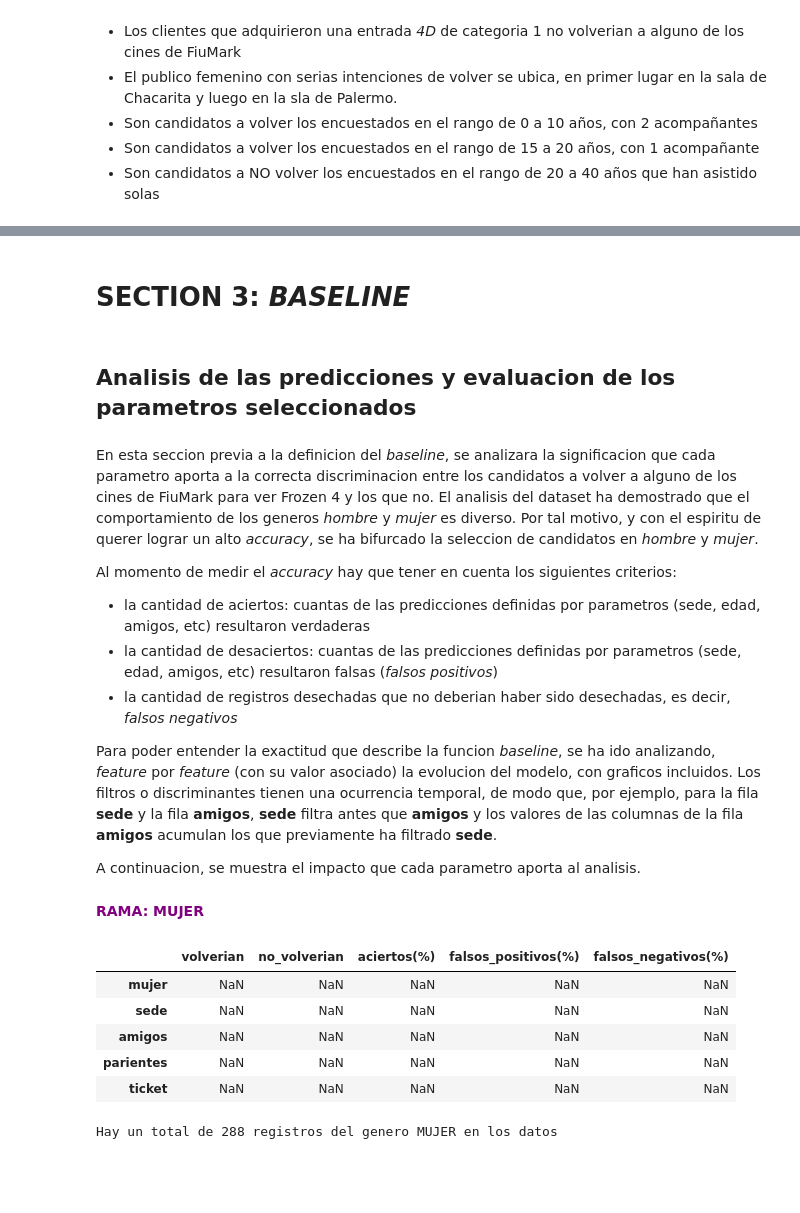
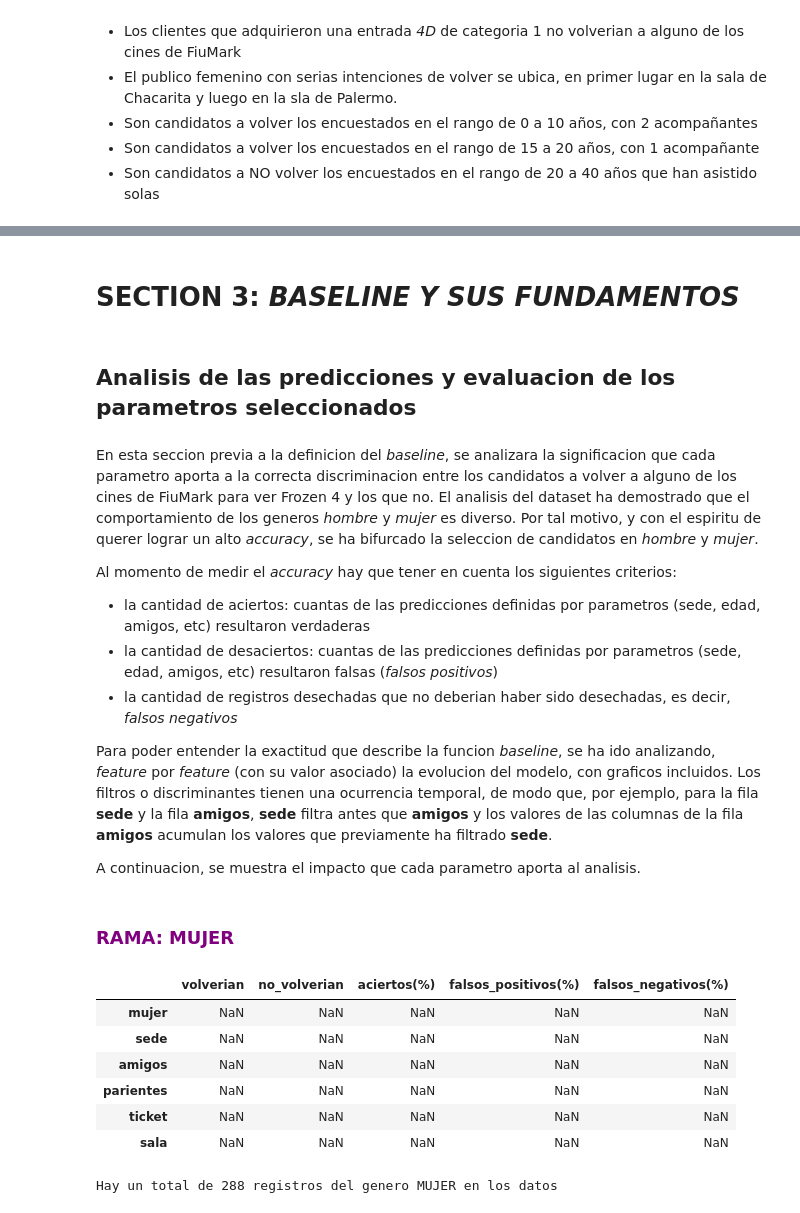
Before and after one commit to lionelguglielmone/OrgaDeCompusTP, a Jupyter notebook: tp1_main.ipynb, the cells around one changed output, grey strips where cells are left out. Cells and saved outputs as stored; diff of their text form; code cells hidden in the pictures; blank space fills up the shorter version.

```diff
--- a/tp1_main.ipynb
+++ b/tp1_main.ipynb
@@ -1645,4 +1629,4 @@ train_df_features
 | 800 | 384 | 4d | Señor Isidoro Sebastian | 385 | hombre | NaN | 0 | 0 | 56;449 | ... |
 801 rows × 12 columns
 # %% [markdown]
-# SECTION 3: *BASELINE*
+# SECTION 3: *BASELINE Y SUS FUNDAMENTOS*
@@ -1665,25 +1640,26 @@ Al momento de medir el *accuracy* hay que tener en cuenta los siguientes criteri
 - la cantidad de desaciertos: cuantas de las predicciones definidas por parametros (sede, edad, amigos, etc) resultaron falsas (*falsos positivos*)
 - la cantidad de registros desechadas que no deberian haber sido desechadas, es decir, *falsos negativos*
 
-Para poder entender la exactitud que describe la funcion *baseline*, se ha ido analizando, *feature* por *feature* (con su valor asociado) la evolucion del modelo, con graficos incluidos. Los filtros o discriminantes tienen una ocurrencia temporal, de modo que, por ejemplo, para la fila **sede** y la fila **amigos**, **sede** filtra antes que **amigos** y los valores de las columnas de la fila **amigos** acumulan los que previamente ha filtrado **sede**.
+Para poder entender la exactitud que describe la funcion *baseline*, se ha ido analizando, *feature* por *feature* (con su valor asociado) la evolucion del modelo, con graficos incluidos. Los filtros o discriminantes tienen una ocurrencia temporal, de modo que, por ejemplo, para la fila **sede** y la fila **amigos**, **sede** filtra antes que **amigos** y los valores de las columnas de la fila **amigos** acumulan los valores que previamente ha filtrado **sede**.
 
 
 A continuacion, se muestra el impacto que cada parametro aporta al analisis.
 # %% [markdown]
-<font color='purple'>**RAMA: MUJER**</font>
+### <font color='purple'>**RAMA: MUJER**</font>
 # %%
-#Generamos un dataframe para analizar la evolucion de los candidatos conociendo el target
+#Generamos un dataframe de solo mujeres para analizar la evolucion de los candidatos conociendo el target
 columna_encabezados = ['volverian', 'no_volverian','aciertos(%)','falsos_positivos(%)','falsos_negativos(%)']
-discriminante = ['mujer','sede','amigos','parientes','ticket']
+discriminante = ['mujer','sede','amigos','parientes','ticket','sala']
 df_mujer = pd.DataFrame(index = discriminante, columns=columna_encabezados)
 df_mujer
 # %% [output]
 |  | volverian | no_volverian | aciertos(%) | falsos_positivos(%) | falsos_negativos(%) |
 | mujer | NaN | NaN | NaN | NaN | NaN |
 | sede | NaN | NaN | NaN | NaN | NaN |
 | amigos | NaN | NaN | NaN | NaN | NaN |
 | parientes | NaN | NaN | NaN | NaN | NaN |
 | ticket | NaN | NaN | NaN | NaN | NaN |
+| sala | NaN | NaN | NaN | NaN | NaN |
 # %%
 #Rama: candidatos mujer
 candidatos_mujer = train_df_features.loc[train_df_features['genero'] == 'mujer']
```
Also changed, not shown: parts of 107 cells of this notebook.
